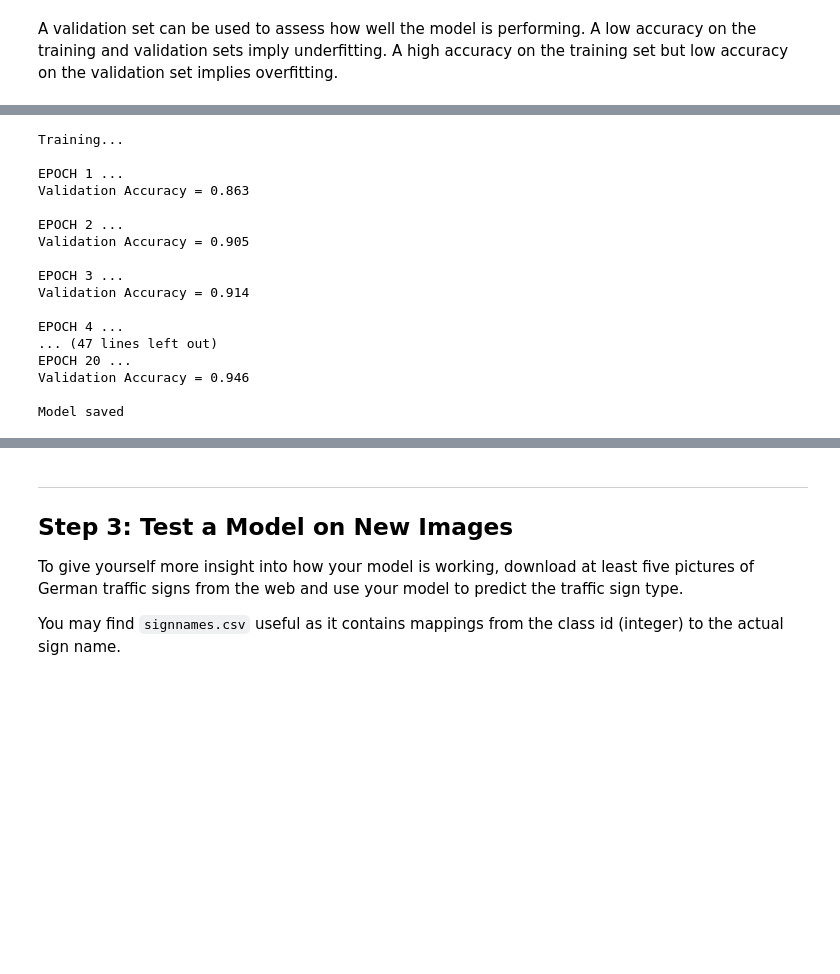
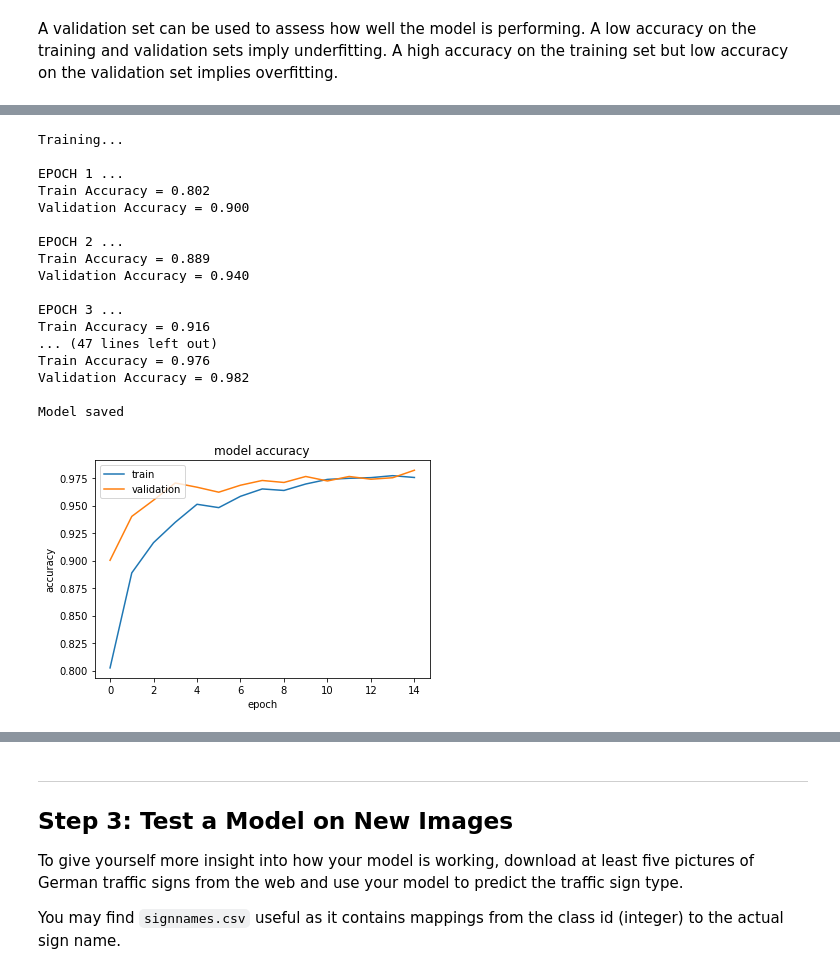
Before and after one commit to bboypupu/CarND-Traffic-Sign-Classifier-Project, a Jupyter notebook: Traffic_Sign_Classifier.ipynb, the cells around one changed output, grey strips where cells are left out. Cells and saved outputs as stored; diff of their text form; code cells hidden in the pictures; blank space fills up the shorter version.

```diff
--- a/Traffic_Sign_Classifier.ipynb
+++ b/Traffic_Sign_Classifier.ipynb
@@ -180,28 +180,28 @@ from skimage import color
 def convert_to_gray(img):
     return color.rgb2gray(img)
 
+def convert_to_yuv(img):
+    return cv2.cvtColor(img, cv2.COLOR_RGB2YUV)
+
 def normalize(img):
-    return cv2.normalize(img, img, alpha=-1, beta=1, norm_type=cv2.NORM_MINMAX, dtype=cv2.CV_32F)
+    return cv2.normalize(img, img, alpha=0, beta=1, norm_type=cv2.NORM_MINMAX, dtype=cv2.CV_32F)
 
 def preprocess(X):
     X_ret = np.empty((X.shape[0], X.shape[1], X.shape[2]), dtype=np.float32)
     for i in range(X.shape[0]):
-        X_ret[i] = convert_to_gray(X[i])
+        X_ret[i] = convert_to_yuv(X[i])[:, :, 0]
         X_ret[i] = normalize(X_ret[i])
-    return X_ret # Take only the 'Y' channel in YUV space
+    return X_ret.reshape((X_ret.shape[0], X_ret.shape[1], X_ret.shape[2], 1))
 
 prep_file = '../data/preprocessed.p'
-if not os.path.isfile(prep_file) or True:
+force_preprocess = False
+if not os.path.isfile(prep_file) or force_preprocess:
     X_train = preprocess(X_train)
     X_valid = preprocess(X_valid)
-    X_test = preprocess(X_test)
     # image_demo_by_class(X_train, y_train)
 
-    X_train = X_train.reshape((X_train.shape[0], X_train.shape[1], X_train.shape[2], 1))
-    X_valid = X_valid.reshape((X_valid.shape[0], X_valid.shape[1], X_valid.shape[2], 1))
-    X_test = X_test.reshape((X_test.shape[0], X_test.shape[1], X_test.shape[2], 1))
-    pickle.dump((X_train, X_valid, X_test), open(prep_file, 'wb'))
+    pickle.dump((X_train, X_valid), open(prep_file, 'wb'))
 else:
-    (X_train, X_valid, X_test) = pickle.load(open(prep_file, 'rb'))
+    (X_train, X_valid) = pickle.load(open(prep_file, 'rb'))
 # %% [markdown]
 ### Data Augmentation
@@ -257,7 +303,7 @@ X_train.shape
 ### Feel free to use as many code cells as needed.
 import tensorflow as tf
 
-EPOCHS = 20
+EPOCHS = 15
 BATCH_SIZE = 128
 # %%
 from tensorflow.contrib.layers import flatten
@@ -339,9 +432,9 @@ sets imply underfitting. A high accuracy on the training set but low accuracy on
 ### Once a final model architecture is selected,
 ### the accuracy on the test set should be calculated and reported as well.
 ### Feel free to use as many code cells as needed.
-rate = 0.001
+rate = 0.0008
 
-logits = LeNet(x)
+logits = MyNet(x)
 cross_entropy = tf.nn.softmax_cross_entropy_with_logits(labels=one_hot_y, logits=logits)
 loss_operation = tf.reduce_mean(cross_entropy)
 optimizer = tf.train.AdamOptimizer(learning_rate = rate)
@@ -361,6 +472,10 @@ def evaluate(X_data, y_data):
         total_accuracy += (accuracy * len(batch_x))
     return total_accuracy / num_examples
 # %%
+history = dict()
+history['training_accuracy'] = list()
+history['validation_accuracy'] = list()
+
 with tf.Session() as sess:
     sess.run(tf.global_variables_initializer())
     num_examples = len(X_train)
@@ -374,28 +489,42 @@ with tf.Session() as sess:
             batch_x, batch_y = X_train[offset:end], y_train[offset:end]
             sess.run(training_operation, feed_dict={x: batch_x, y: batch_y})
 
+        training_accuracy = evaluate(X_train, y_train)
         validation_accuracy = evaluate(X_valid, y_valid)
         print("EPOCH {} ...".format(i+1))
+        print("Train Accuracy = {:.3f}".format(training_accuracy))
         print("Validation Accuracy = {:.3f}".format(validation_accuracy))
         print()
+        history['training_accuracy'].append(training_accuracy)
+        history['validation_accuracy'].append(validation_accuracy)
 
-    saver.save(sess, './lenet')
+    saver.save(sess, './mynet')
     print("Model saved")
 # %% [output]
 Training...
 
 EPOCH 1 ...
-Validation Accuracy = 0.863
+Train Accuracy = 0.802
+Validation Accuracy = 0.900
 
 EPOCH 2 ...
-Validation Accuracy = 0.905
+Train Accuracy = 0.889
+Validation Accuracy = 0.940
 
 EPOCH 3 ...
-Validation Accuracy = 0.914
-
-EPOCH 4 ...
+Train Accuracy = 0.916
 ... (47 lines left out)
-EPOCH 20 ...
-Validation Accuracy = 0.946
+Train Accuracy = 0.976
+Validation Accuracy = 0.982
 
 Model saved
+# %%
+plt.plot(history['training_accuracy'])
+plt.plot(history['validation_accuracy'])
+plt.title('model accuracy')
+plt.ylabel('accuracy')
+plt.xlabel('epoch')
+plt.legend(['train', 'validation'], loc='upper left')
+plt.show()
+# %% [output]
+[figure, added]
```
Also changed, not shown: parts of 13 cells of this notebook, 6 other files.
